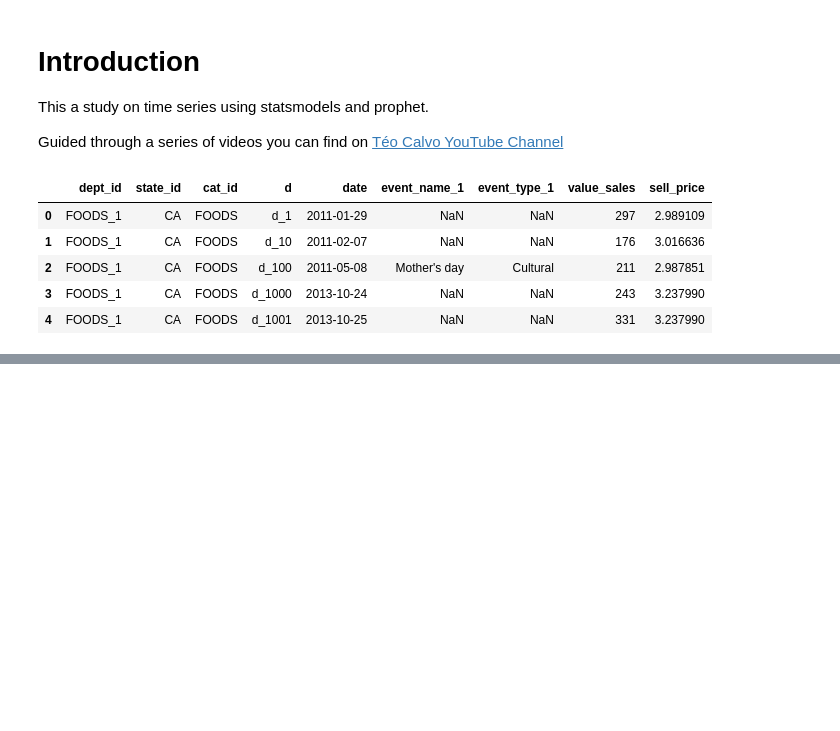
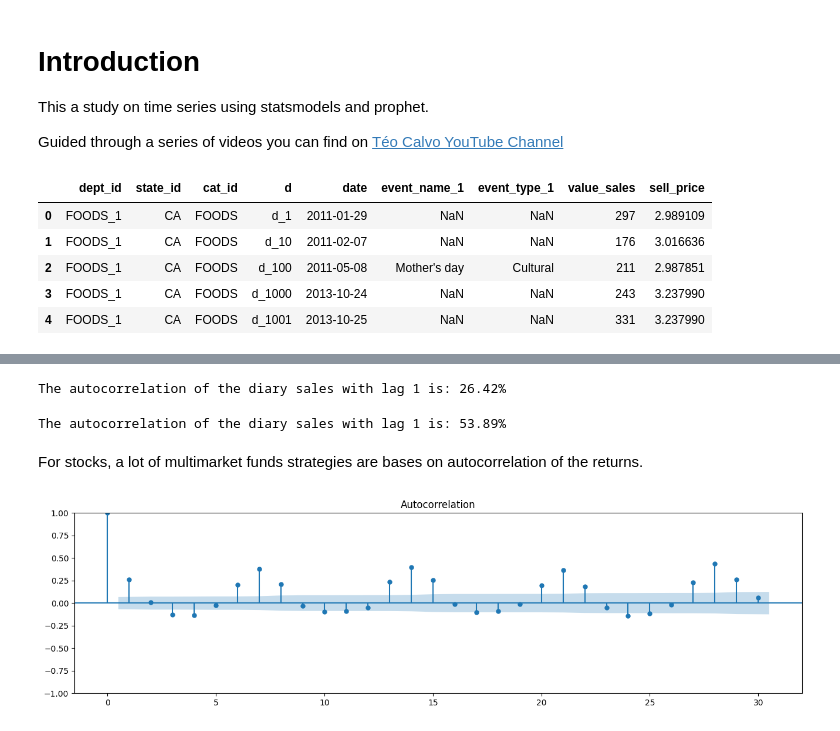
Before and after one commit to ads-felipe/time-series-studies, a Jupyter notebook: notebooks/time_series.ipynb, the cells around one changed output, grey strips where cells are left out. Saved outputs shown, nothing was run; the diff lists cells and outputs as text; code cells hidden in the pictures; blank space fills up the shorter version.

```diff
--- a/notebooks/time_series.ipynb
+++ b/notebooks/time_series.ipynb
@@ -27,0 +115,3 @@ df.head()
+# %%
+df_hobbies1.loc[:,'lag1_sales'] = df_hobbies1.value_sales.shift(1)
+df_hobbies1.loc[:,['dept_id', 'value_sales', 'lag1_sales']].head()
@@ -27,0 +126,16 @@ df.head()
+# %%
+autocorr_hobbies1 = df_hobbies1['value_sales'].autocorr()
+print(f"The autocorrelation of the diary sales with lag 1 is: {autocorr_hobbies1:.2%}")
+# %% [output]
+The autocorrelation of the diary sales with lag 1 is: 26.42%
+# %%
+autocorr_hh1 = df_hh1['value_sales'].autocorr()
+print(f"The autocorrelation of the diary sales with lag 1 is: {autocorr_hh1:.2%}")
+# %% [output]
+The autocorrelation of the diary sales with lag 1 is: 53.89%
+# %% [markdown]
+For stocks, a lot of multimarket funds strategies are bases on autocorrelation of the returns.
+# %%
+plot_acf(df_hobbies1['value_sales'], alpha = 0.05);
+# %% [output]
+[figure, added]
```
Also changed, not shown: parts of 29 cells of this notebook.
